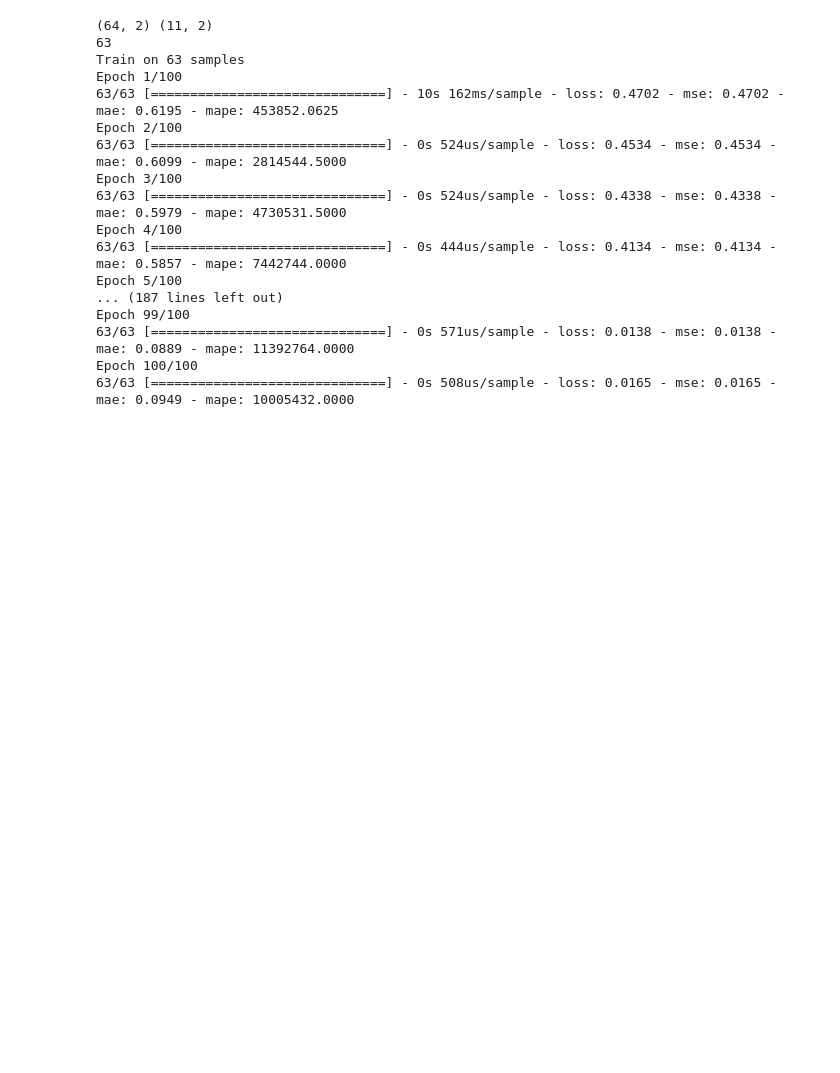
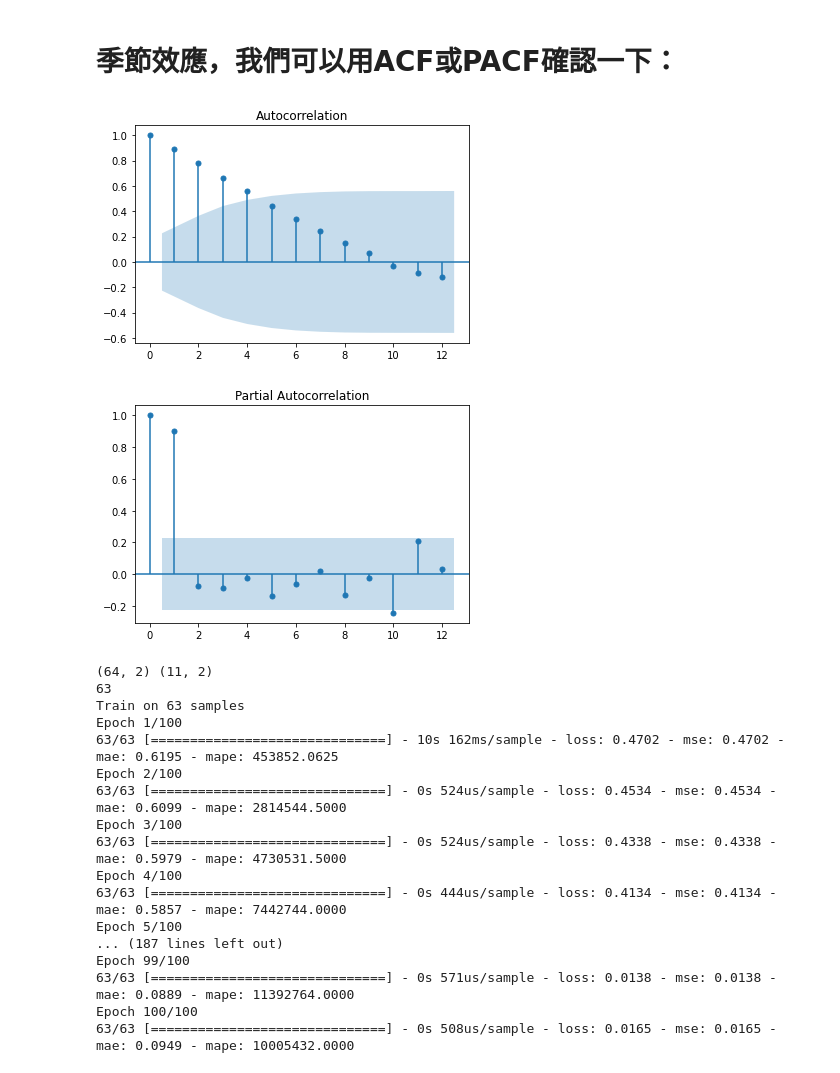
Before and after one commit to lokcyi/AI, a Jupyter notebook: MLFrameworkV002/vanessaPOCLSTM_google_test.ipynb, the cells around one changed output. Drawn from its saved outputs; the diff is of its cells as text; code cells hidden in the pictures; blank space fills up the shorter version.

```diff
--- a/MLFrameworkV002/vanessaPOCLSTM_google_test.ipynb
+++ b/MLFrameworkV002/vanessaPOCLSTM_google_test.ipynb
@@ -206,6 +206,29 @@ def buildModel_softsign():
     #Compiling the RNN
     LSTMmodel.compile(optimizer = 'adam', loss = 'mean_squared_error' )
     return LSTMmodel
+# %% [markdown]
+#
+# 季節效應，我們可以用ACF或PACF確認一下：
+# %%
+def acf(dataset):
+    import matplotlib.pyplot as plt
+    import statsmodels.api as sm
+    from statsmodels.graphics.api import qqplot
+    # 畫出 ACF 12 期的效應
+    sm.graphics.tsa.plot_acf(dataset, lags=12)
+    plt.show()
+    # 畫出 PACF 12 期的效應
+    sm.graphics.tsa.plot_pacf(dataset, lags=12)
+    plt.show()
+# %%
+train ,test = fillMissTime() # 72
+dataset_total = pd.concat((train['QTY'], test['QTY']), axis = 0)
+acf(dataset_total)
+#ACF 12 期的效應 & PACF 12 期的效應
+#我們也可以使用多期的資料作為X變數，或者，針對季節效應對 LSTM 作『記憶重置』(reset state)、以期數(Time Steps)當input處理、...等等的方法，針對問題特性，多實驗看看，也許會有意想不到的效果。
+# %% [output]
+[figure, added]
+[figure, added]
 # %%
 
 #Importing the Training Dataset
```
Also changed, not shown: 15 other files.
